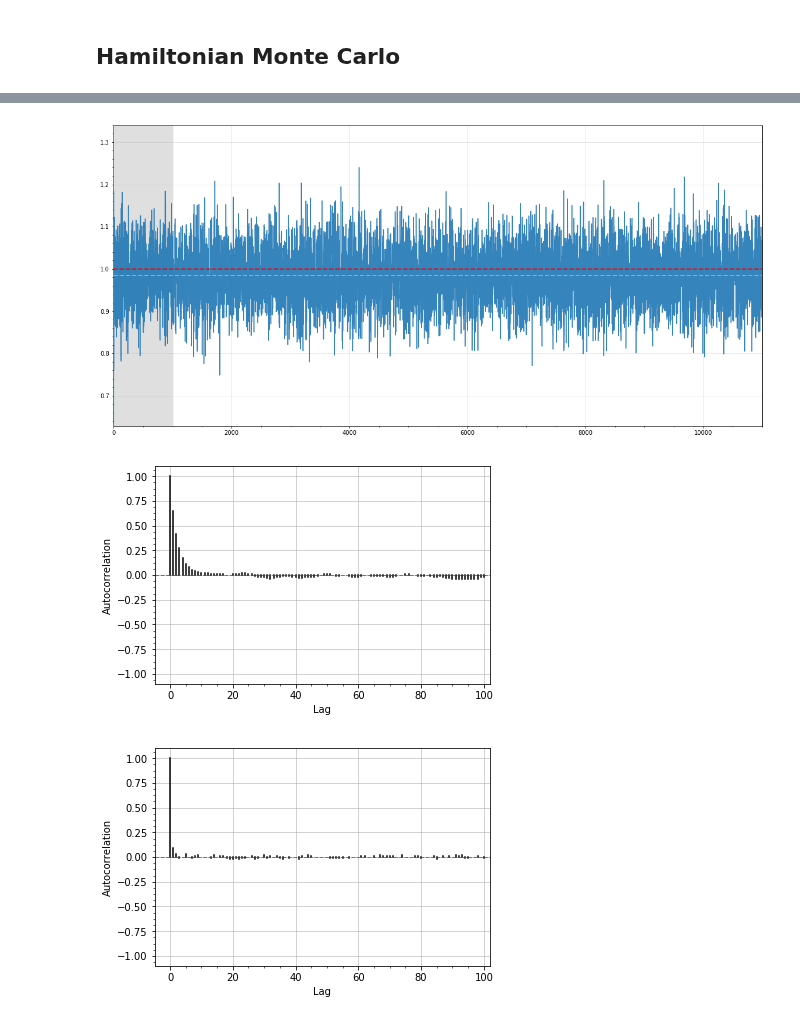
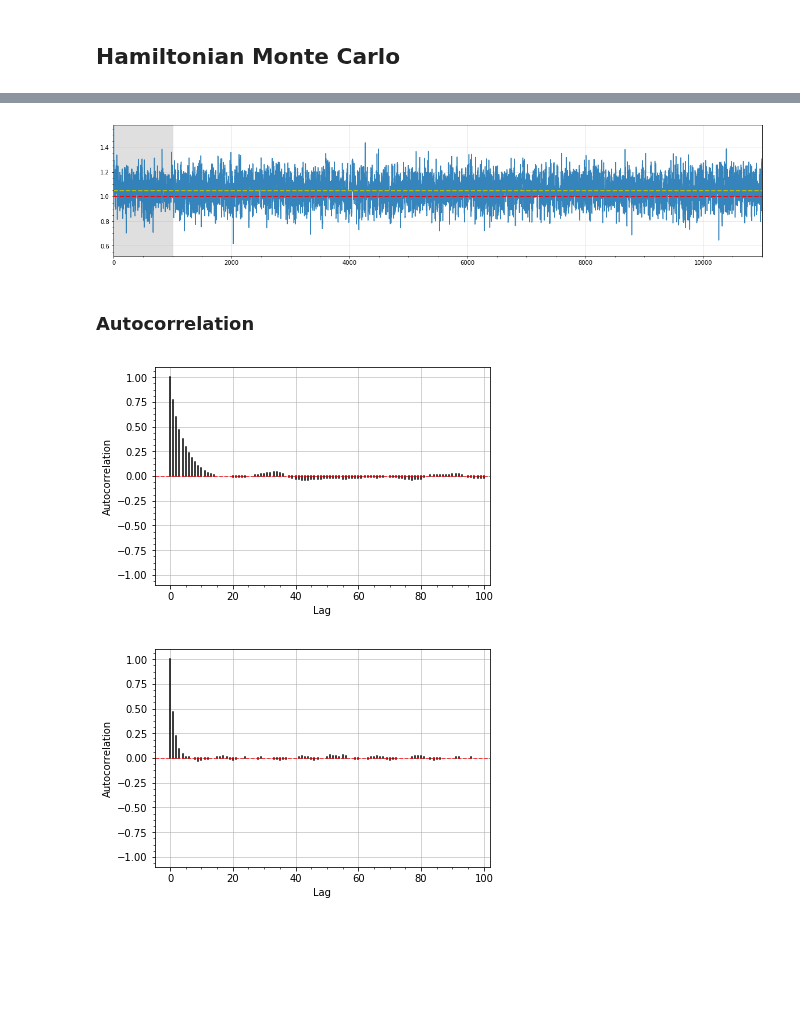
Before and after one commit to montefiore-institute/hypothesis, a Jupyter notebook: examples/benchmark_mcmc_mh_hmc.ipynb, the cells around one changed output, grey strips where cells are left out. Cells and saved outputs as stored; diff of their text form; code cells hidden in the pictures; blank space fills up the shorter version.

```diff
--- a/examples/benchmark_mcmc_mh_hmc.ipynb
+++ b/examples/benchmark_mcmc_mh_hmc.ipynb
@@ -7,7 +7,7 @@ import matplotlib.pyplot as plt
 # %% [markdown]
 ## Observations
 # %%
-num_observations = 250
+num_observations = 100
 theta_true = 1.
 
 
@@ -85,17 +97,21 @@ plt.show()
 # %%
-fig, axes = plot_trace(result_hmc, truth=theta_true, aspect=1, show_burnin=True, show_mean=True)
+fig, axes = plot_trace(result_hmc, truth=theta_true, aspect=2, show_burnin=True, show_mean=True)
 fig.set_figheight(figure_height)
 fig.set_figwidth(figure_width)
 plt.show()
 # %% [output]
-[figure, old version]
+[figure, new version]
+# %% [markdown]
+### Autocorrelation
 # %%
+# Metropolis-Hastings
 plot_autocorrelation(result_mh, max_lag=100, interval=1)
 plt.show()
 # %% [output]
-[figure, old version]
+[figure, new version]
 # %%
+# Hamiltonian Monte Carlo
 plot_autocorrelation(result_hmc, max_lag=100, interval=1)
 plt.show()
 # %% [output]
-[figure, old version]
+[figure, new version]
```
Also changed, not shown: parts of 6 cells of this notebook.
